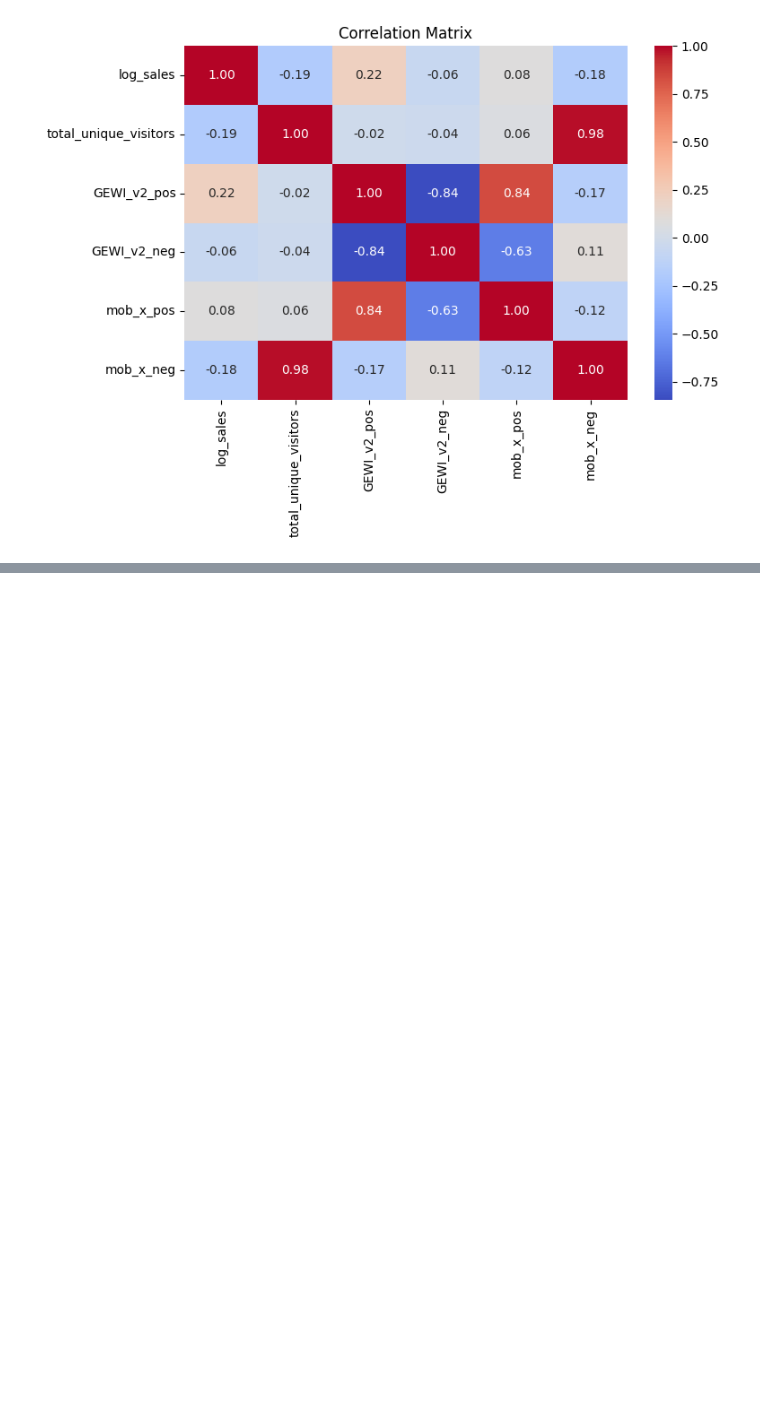
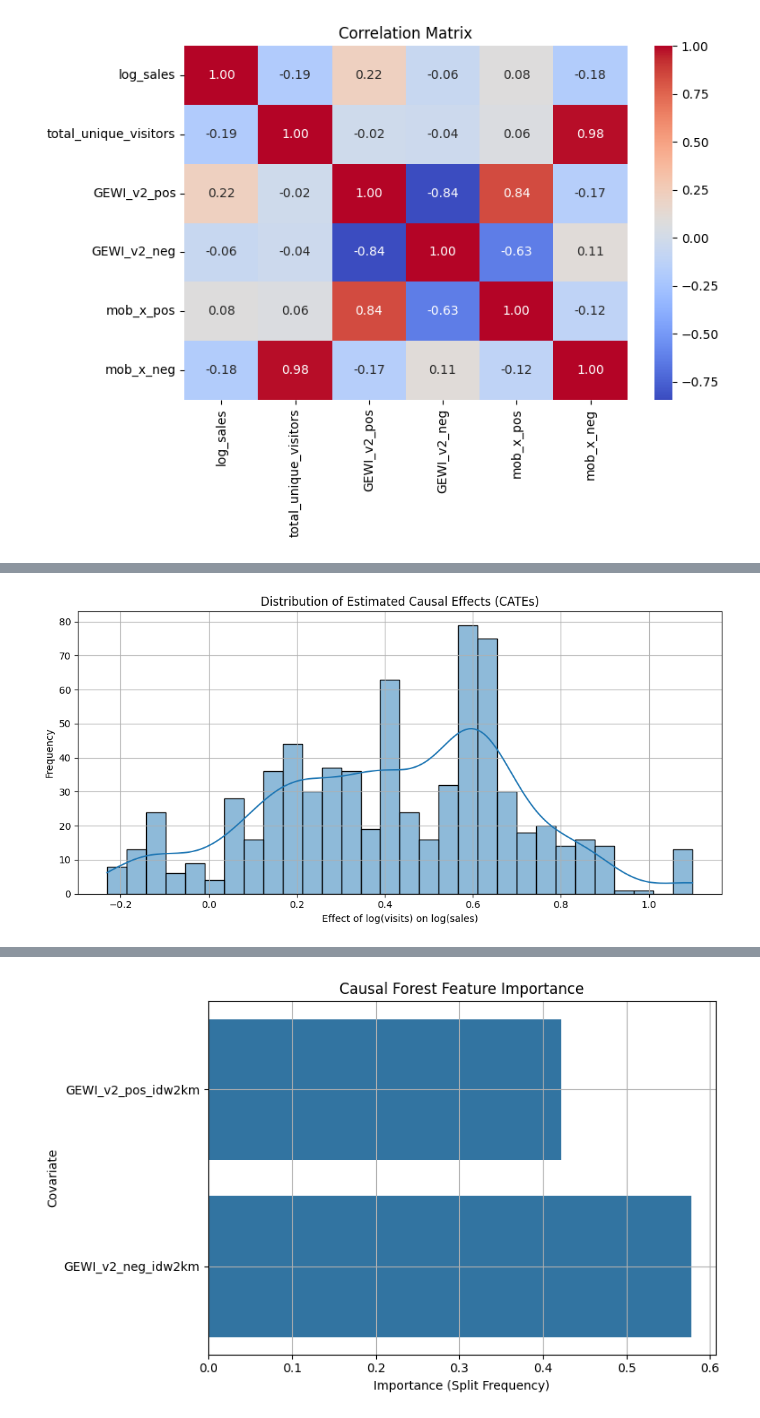
Before and after one commit to RPAlbuquerque/PhD-Dissertation---Paper-2, a Jupyter notebook: Hypothesis_Test_Paper_2.ipynb, the cells around one changed output, grey strips where cells are left out. Drawn from its saved outputs; the diff is of its cells as text; code cells hidden in the pictures; blank space fills up the shorter version.

```diff
--- a/Hypothesis_Test_Paper_2.ipynb
+++ b/Hypothesis_Test_Paper_2.ipynb
@@ -1543,0 +1605,78 @@ strong multicollinearity or other numerical problems.
+# %%
+# 📦 Import libraries
+import pandas as pd
+import numpy as np
+from econml.dml import CausalForestDML
+from sklearn.ensemble import RandomForestRegressor
+from sklearn.preprocessing import StandardScaler
+import matplotlib.pyplot as plt
+import seaborn as sns
+
+# ✅ Load dataset
+df = pd.read_csv('/n/netscratch/cga/Lab/rpalbuquerque/Hypothesis_Test/final_merged_interpolated.csv.gz')
+
+# ⚙️ Create log variables
+df['log_total_sales'] = np.log1p(df['total_sales_sum'])
+df['log_visits'] = np.log1p(df['visits'])
+
+# 🎯 Define Y, T, X
+Y = df['log_total_sales'].values
+T = df['log_visits'].values
+X = df[['GEWI_v2_pos_idw2km', 'GEWI_v2_neg_idw2km']].values
+
+# 🔁 Scale covariates
+scaler = StandardScaler()
+X_scaled = scaler.fit_transform(X)
+
+# 🌲 Define nuisance models
+model_y = RandomForestRegressor(n_estimators=200, max_depth=8, n_jobs=-1, random_state=42)
+model_t = RandomForestRegressor(n_estimators=200, max_depth=8, n_jobs=-1, random_state=42)
+
+# 🌳 Causal Forest model (sem subsample_fr)
+causal_forest = CausalForestDML(
+    model_y=model_y,
+    model_t=model_t,
+    n_estimators=2000,
+    min_samples_leaf=5,
+    max_depth=15,
+    random_state=42,
+    verbose=1,
+    n_jobs=-1
+)
+
+# 🚀 Fit model
+causal_forest.fit(Y, T, X=X_scaled)
+
+# 📈 CATE estimates
+cate_preds = causal_forest.effect(X_scaled)
+
+# 📊 Plot distribution
+plt.figure(figsize=(10, 5))
+sns.histplot(cate_preds, kde=True, bins=30)
+plt.title("Distribution of Estimated Causal Effects (CATEs)")
+plt.xlabel("Effect of log(visits) on log(sales)")
+plt.ylabel("Frequency")
+plt.grid(True)
+plt.tight_layout()
+plt.show()
+
+# 📌 Summary
+print("🔎 CATE Summary:")
+print(f"Mean: {np.mean(cate_preds):.4f}")
+print(f"Std Dev: {np.std(cate_preds):.4f}")
+print(f"Min: {np.min(cate_preds):.4f}")
+print(f"Max: {np.max(cate_preds):.4f}")
+
+# 🧭 Feature importance
+feature_names = ['GEWI_v2_pos_idw2km', 'GEWI_v2_neg_idw2km']
+importances = causal_forest.feature_importances_
+
+plt.figure(figsize=(8, 5))
+sns.barplot(x=importances, y=feature_names)
+plt.title("Causal Forest Feature Importance")
+plt.xlabel("Importance (Split Frequency)")
+plt.ylabel("Covariate")
+plt.grid(True)
+plt.tight_layout()
+plt.show()
+# %% [output]
@@ -1543,0 +1700 @@ strong multicollinearity or other numerical problems.
+[figure, added]
@@ -1543,0 +1706 @@ strong multicollinearity or other numerical problems.
+[figure, added]
```
Also changed, not shown: parts of 12 cells of this notebook.
